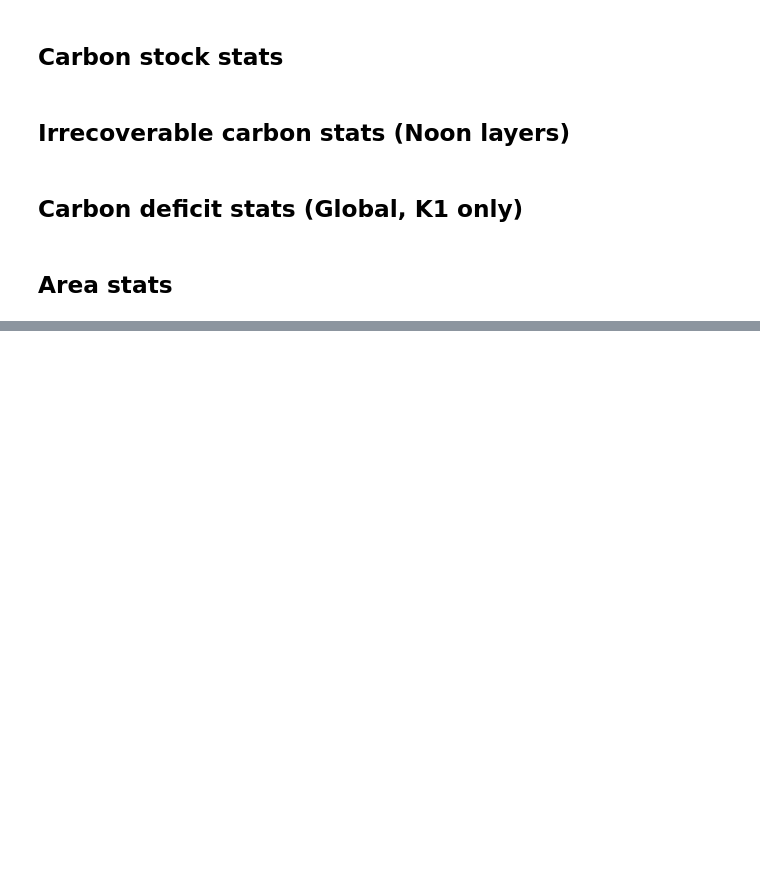
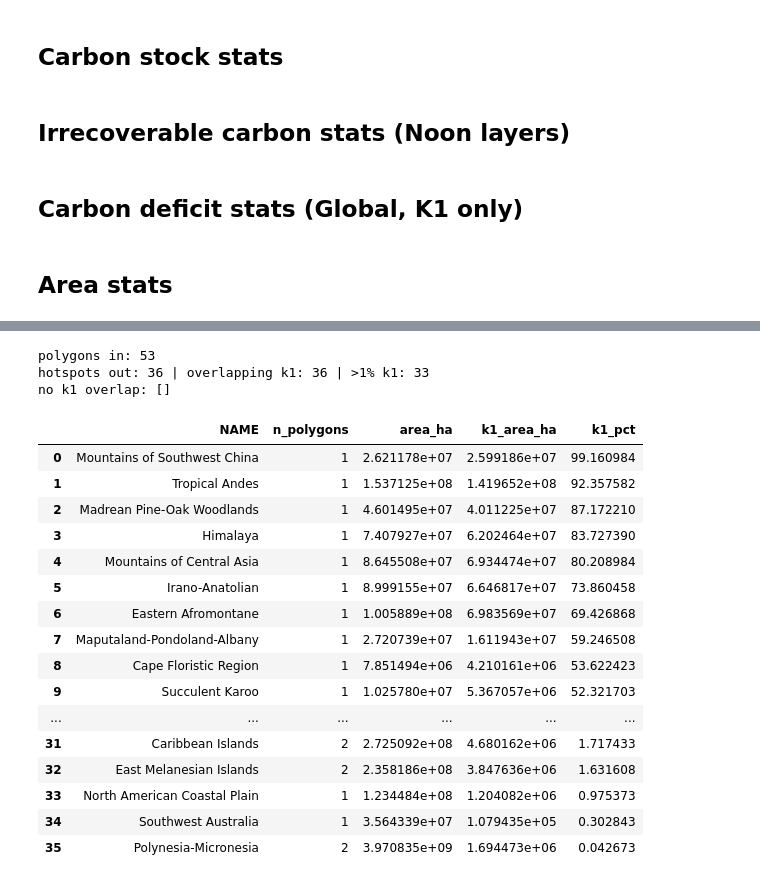
Before and after one commit to bermane/y2y-carbon-benefits, a Jupyter notebook: calculate_regional_global_carbon_stats_mountains.ipynb, the cells around one changed output, grey strips where cells are left out. Cells and saved outputs as stored; diff of their text form; code cells hidden in the pictures; blank space fills up the shorter version.

```diff
--- a/calculate_regional_global_carbon_stats_mountains.ipynb
+++ b/calculate_regional_global_carbon_stats_mountains.ipynb
@@ -348,0 +469,35 @@ export_fc(area_rows, 'mountain_area_stats')
+# %%
+# when the export lands, drop the CSV in outputs/drive/ and run this:
+# same roll-up as the 1 km table, so 53 polygon rows -> 36 hotspot rows
+df_hotspots_full = _rollup(
+    pd.read_csv('outputs/drive/hotspot_k1_overlap_stats.csv'))
+
+print('hotspots out:', len(df_hotspots_full),
+      '| overlapping k1:', int((df_hotspots_full.k1_area_ha > 0).sum()),
+      '| >1% k1:', int((df_hotspots_full.k1_pct > 1).sum()))
+print('no k1 overlap:', df_hotspots_full.loc[df_hotspots_full.k1_area_ha == 0,
+                                             HOTSPOT_NAME].tolist())
+
+df_hotspots_full.to_csv('outputs/hotspot_k1_overlap_stats.csv', index=False)
+df_hotspots_full
+# %% [output]
+polygons in: 53
+hotspots out: 36 | overlapping k1: 36 | >1% k1: 33
+no k1 overlap: []
+|  | NAME | n_polygons | area_ha | k1_area_ha | k1_pct |
+| 0 | Mountains of Southwest China | 1 | 2.621178e+07 | 2.599186e+07 | 99.160984 |
+| 1 | Tropical Andes | 1 | 1.537125e+08 | 1.419652e+08 | 92.357582 |
+| 2 | Madrean Pine-Oak Woodlands | 1 | 4.601495e+07 | 4.011225e+07 | 87.172210 |
+| 3 | Himalaya | 1 | 7.407927e+07 | 6.202464e+07 | 83.727390 |
+| 4 | Mountains of Central Asia | 1 | 8.645508e+07 | 6.934474e+07 | 80.208984 |
+| 5 | Irano-Anatolian | 1 | 8.999155e+07 | 6.646817e+07 | 73.860458 |
+| 6 | Eastern Afromontane | 1 | 1.005889e+08 | 6.983569e+07 | 69.426868 |
+| 7 | Maputaland-Pondoland-Albany | 1 | 2.720739e+07 | 1.611943e+07 | 59.246508 |
+| 8 | Cape Floristic Region | 1 | 7.851494e+06 | 4.210161e+06 | 53.622423 |
+| 9 | Succulent Karoo | 1 | 1.025780e+07 | 5.367057e+06 | 52.321703 |
+| ... | ... | ... | ... | ... | ... |
+| 31 | Caribbean Islands | 2 | 2.725092e+08 | 4.680162e+06 | 1.717433 |
+| 32 | East Melanesian Islands | 2 | 2.358186e+08 | 3.847636e+06 | 1.631608 |
+| 33 | North American Coastal Plain | 1 | 1.234484e+08 | 1.204082e+06 | 0.975373 |
+| 34 | Southwest Australia | 1 | 3.564339e+07 | 1.079435e+05 | 0.302843 |
+| 35 | Polynesia-Micronesia | 2 | 3.970835e+09 | 1.694473e+06 | 0.042673 |
```
Also changed, not shown: parts of 6 cells of this notebook.
